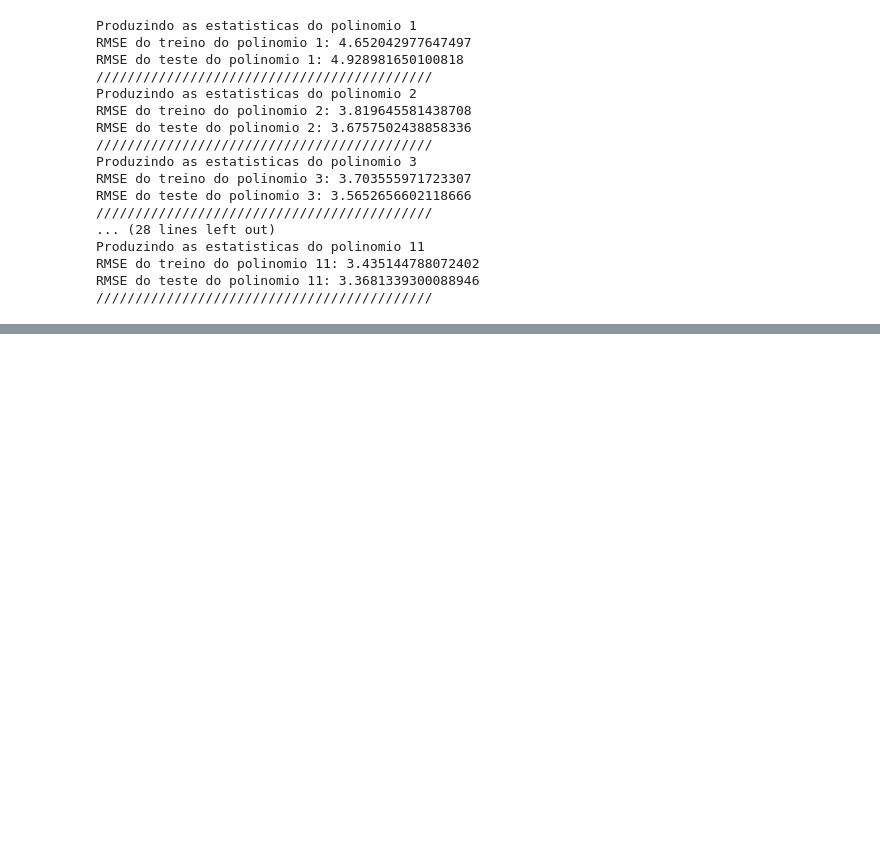
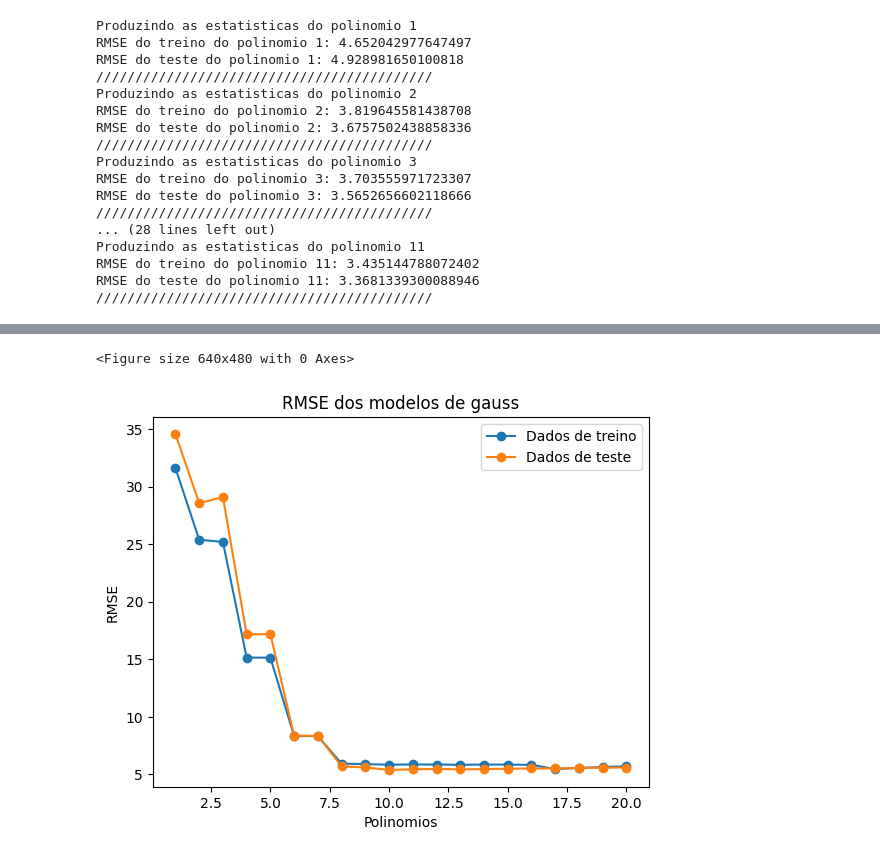
Before and after one commit to J0hnV1ct0r/Rpad, a Jupyter notebook: Regressao_polinomial.ipynb, the cells around one changed output, grey strips where cells are left out. Cells and saved outputs as stored; diff of their text form; code cells hidden in the pictures; blank space fills up the shorter version.

```diff
--- a/Regressao_polinomial.ipynb
+++ b/Regressao_polinomial.ipynb
@@ -291,0 +403,16 @@ Text(0.5, 1.0, 'RMSE dos modelos com regularização')
+# %%
+plt.tight_layout()
+plt.show()
+# %% [output]
+<Figure size 640x480 with 0 Axes>
+# %%
+plt.plot(range(1,21),rmse_train_reg,marker='o',label="Dados de treino")
+plt.plot(range(1,21),rmse_test_reg,marker='o', label="Dados de teste")
+# Rótulos dos eixos e título
+plt.xlabel("Polinomios")
+plt.ylabel("RMSE")
+plt.title("RMSE dos modelos de gauss")
+plt.legend()
+plt.show()
+# %% [output]
+[figure, added]
```
Also changed, not shown: parts of 8 cells of this notebook.
